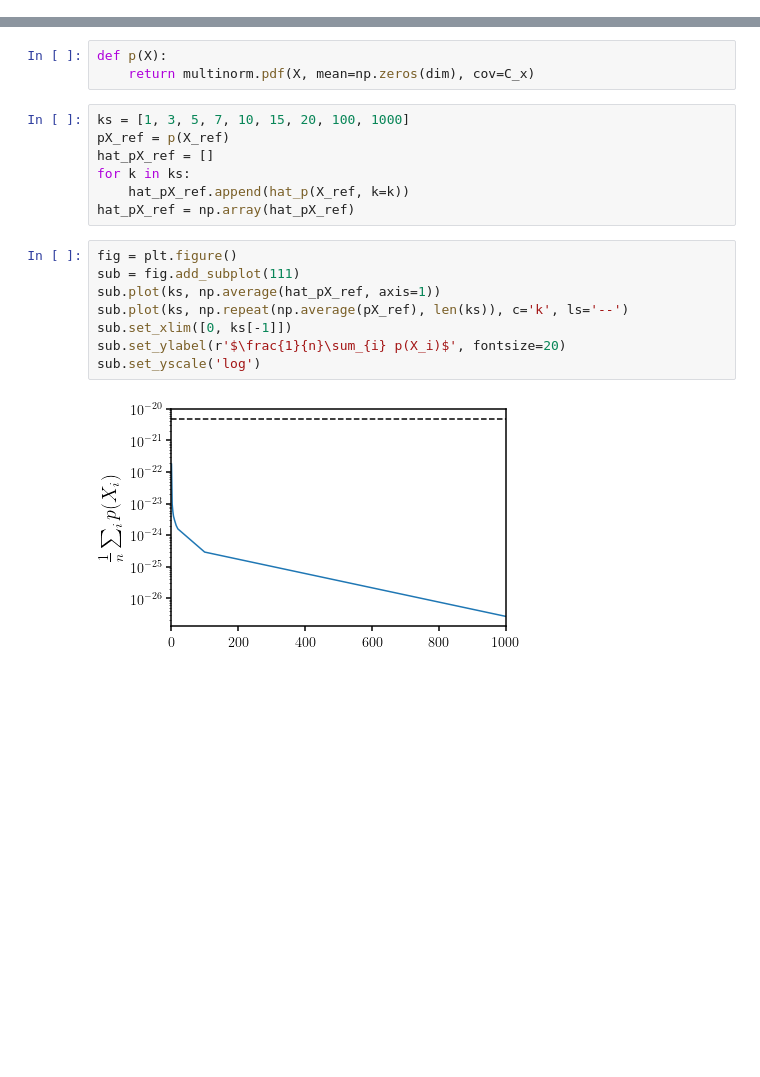
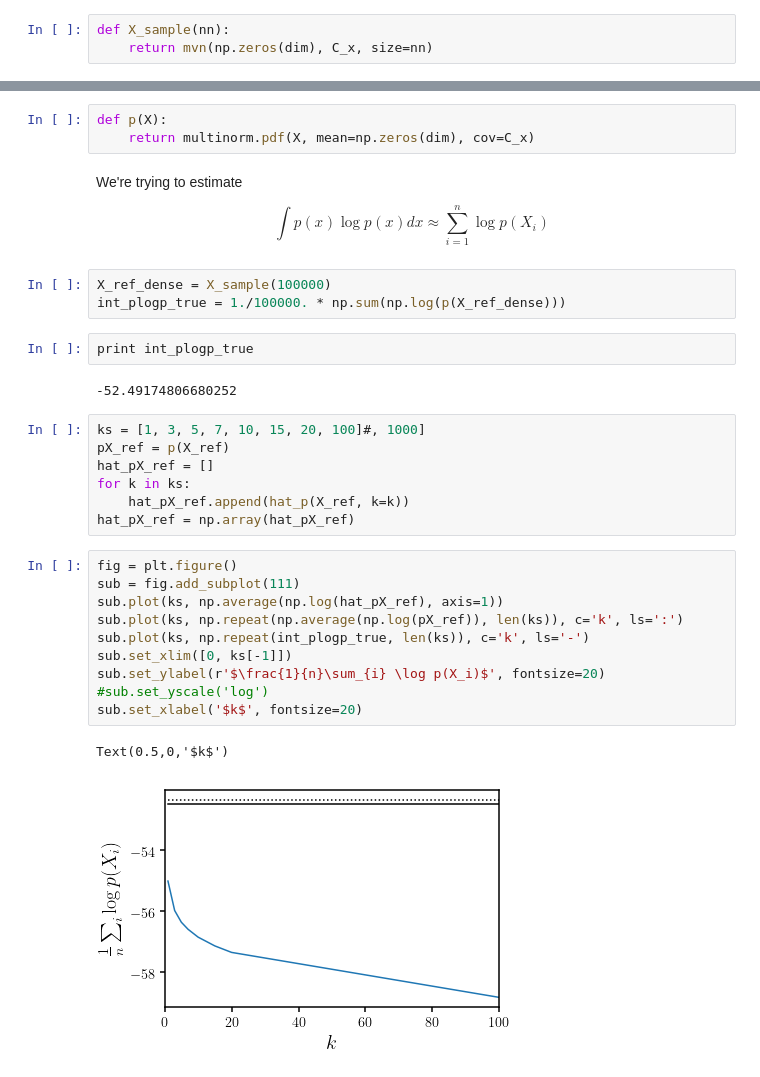
Before and after one commit to changhoonhahn/nonGaussLike, a Jupyter notebook: notebook/local_hat_p_kNN.ipynb, the cells around one changed output, grey strips where cells are left out. Drawn from its saved outputs; the diff is of its cells as text; blank space fills up the shorter version.

Commit message:
more calculations to figure out the whole negative divergence issue

```diff
--- a/notebook/local_hat_p_kNN.ipynb
+++ b/notebook/local_hat_p_kNN.ipynb
@@ -38,6 +38,9 @@ print("%i dimensional data with %i samples" % (dim, n))
 X_ref = mvn(np.zeros(dim), C_x, size=n)
 # %% [output]
 37 dimensional data with 2048 samples
+# %%
+def X_sample(nn):
+    return mvn(np.zeros(dim), C_x, size=nn)
 # %%
 def c_1(d):
     return np.pi**(0.5 * float(d)) / Gamma(0.5*float(d)+1)
@@ -55,8 +58,19 @@ def hat_p(X, k=10):
 # %%
 def p(X):
     return multinorm.pdf(X, mean=np.zeros(dim), cov=C_x)
+# %% [markdown]
+We're trying to estimate
+
+$$\int p(x) \log p(x) dx \approx \sum\limits_{i=1}^{n} \log p(X_i)$$
+# %%
+X_ref_dense = X_sample(100000)
+int_plogp_true = 1./100000. * np.sum(np.log(p(X_ref_dense)))
+# %%
+print int_plogp_true
+# %% [output]
+-52.49174806680252
 # %%
-ks = [1, 3, 5, 7, 10, 15, 20, 100, 1000]
+ks = [1, 3, 5, 7, 10, 15, 20, 100]#, 1000]
 pX_ref = p(X_ref)
 hat_pX_ref = []
 for k in ks:
@@ -65,10 +79,13 @@ hat_pX_ref = np.array(hat_pX_ref)
 # %%
 fig = plt.figure()
 sub = fig.add_subplot(111)
-sub.plot(ks, np.average(hat_pX_ref, axis=1))
-sub.plot(ks, np.repeat(np.average(pX_ref), len(ks)), c='k', ls='--')
+sub.plot(ks, np.average(np.log(hat_pX_ref), axis=1))
+sub.plot(ks, np.repeat(np.average(np.log(pX_ref)), len(ks)), c='k', ls=':')
+sub.plot(ks, np.repeat(int_plogp_true, len(ks)), c='k', ls='-')
 sub.set_xlim([0, ks[-1]])
-sub.set_ylabel(r'$\frac{1}{n}\sum_{i} p(X_i)$', fontsize=20)
-sub.set_yscale('log')
+sub.set_ylabel(r'$\frac{1}{n}\sum_{i} \log p(X_i)$', fontsize=20)
+#sub.set_yscale('log')
+sub.set_xlabel('$k$', fontsize=20)
 # %% [output]
+Text(0.5,0,'$k$')
-[figure, old version]
+[figure, new version]
```
Also changed, not shown: parts of 15 cells of this notebook, 1 other file.
